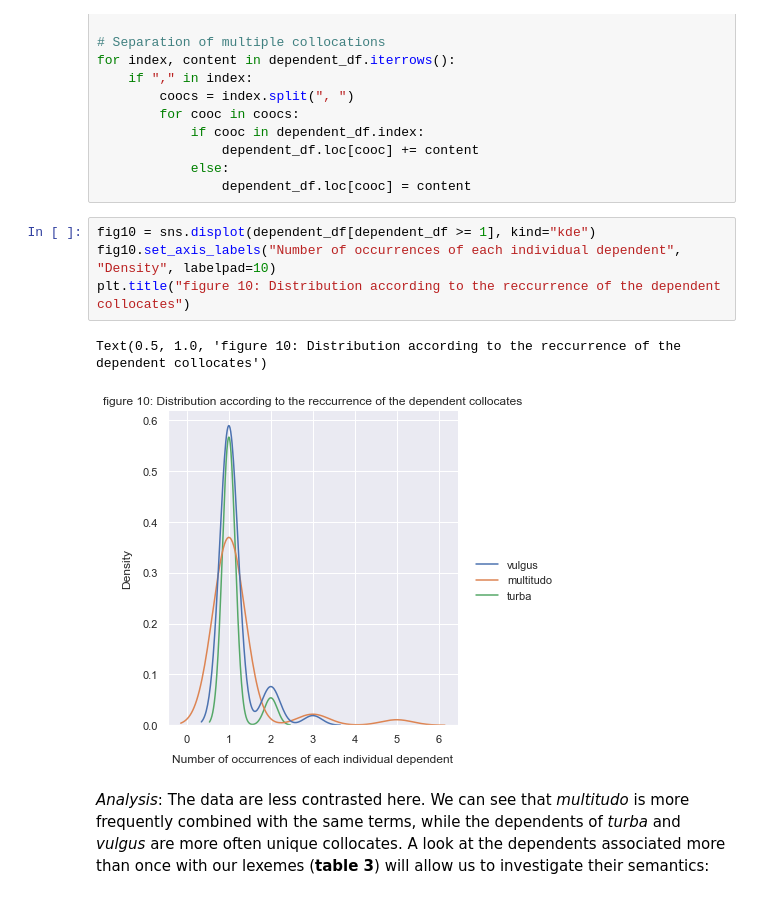
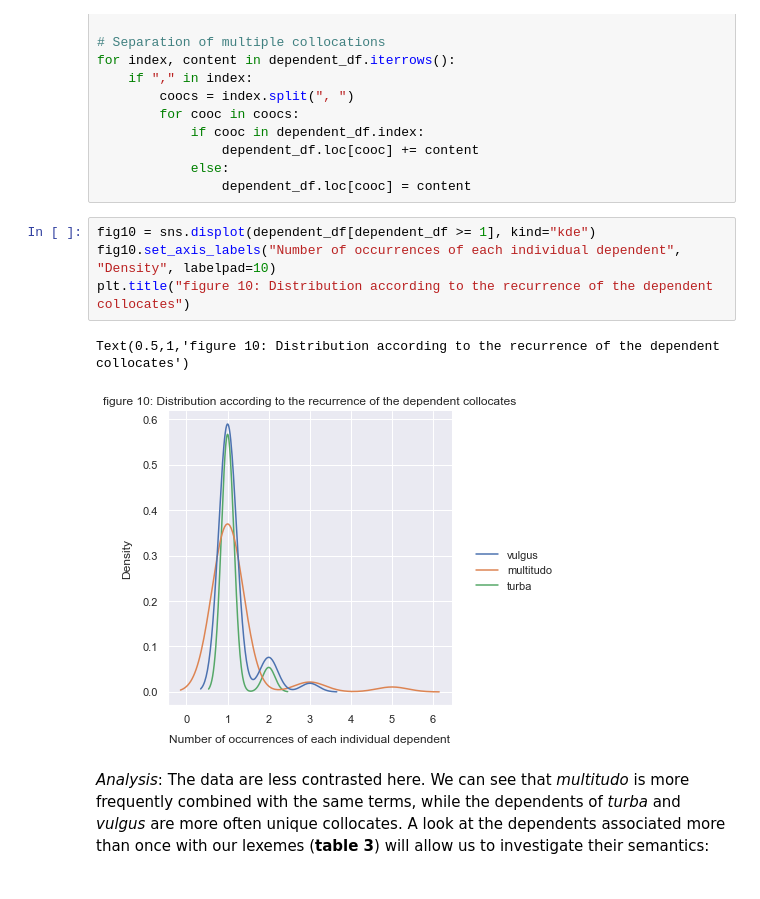
Before and after one commit to jdh-observer/issue01, a Jupyter notebook: namelesscrowd/The-Nameless-Crowds_V4.ipynb, the cells around one changed output. Drawn from its saved outputs; the diff is of its cells as text.

```diff
--- a/namelesscrowd/The-Nameless-Crowds_V4.ipynb
+++ b/namelesscrowd/The-Nameless-Crowds_V4.ipynb
@@ -726,10 +726,10 @@ for index, content in dependent_df.iterrows():
 # %%
 fig10 = sns.displot(dependent_df[dependent_df >= 1], kind="kde")
 fig10.set_axis_labels("Number of occurrences of each individual dependent", "Density", labelpad=10)
-plt.title("figure 10: Distribution according to the reccurrence of the dependent collocates")
+plt.title("figure 10: Distribution according to the recurrence of the dependent collocates")
 # %% [output]
-Text(0.5, 1.0, 'figure 10: Distribution according to the reccurrence of the dependent collocates')
+Text(0.5,1,'figure 10: Distribution according to the recurrence of the dependent collocates')
-[figure, old version]
+[figure, new version]
 # %% [markdown]
 _Analysis_: The data are less contrasted here. We can see that _multitudo_ is more frequently combined with the same terms, while the dependents of _turba_ and _vulgus_ are more often unique collocates. A look at the dependents associated more than once with our lexemes (__table 3__) will allow us to investigate their semantics:
 # %%
```
Also changed, not shown: parts of 21 cells of this notebook.
